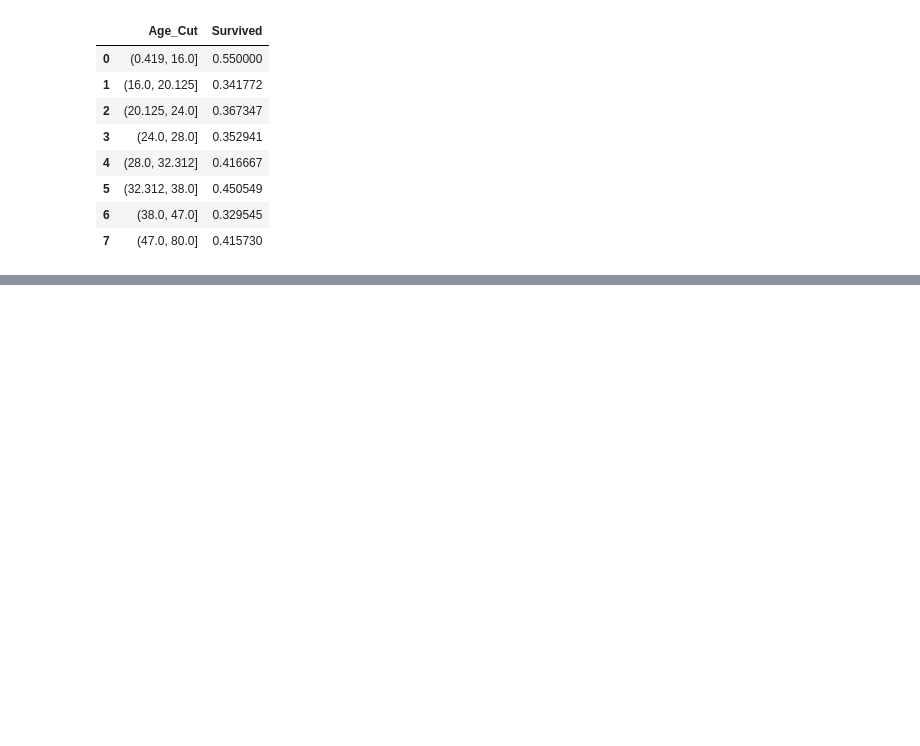
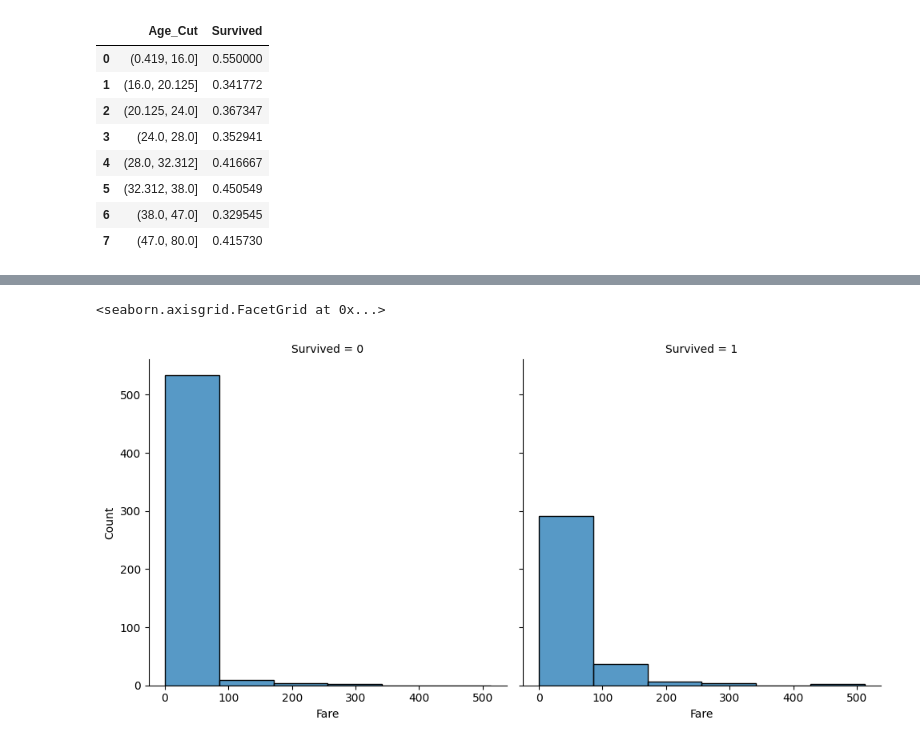
Before and after one commit to FusRaDa/titanic-ml-beginner-tutorial, a Jupyter notebook: beginner-ds-project.ipynb, the cells around one changed output, grey strips where cells are left out. Drawn from its saved outputs; the diff is of its cells as text; code cells hidden in the pictures; blank space fills up the shorter version.

```diff
--- a/beginner-ds-project.ipynb
+++ b/beginner-ds-project.ipynb
@@ -213,3 +213,13 @@ train_df.groupby(['Age_Cut'], as_index=False)['Survived'].mean()
 | 5 | (32.312, 38.0] | 0.450549 |
 | 6 | (38.0, 47.0] | 0.329545 |
 | 7 | (47.0, 80.0] | 0.415730 |
+# %%
+# change age column into categorized numbers
+train_df.loc[(train_df['Age'] <= 16), 'Age'] = 0
+train_df.loc[(train_df['Age'] > 16) & (train_df['Age'] <= 20.125 ), 'Age'] = 1
+train_df.loc[(train_df['Age'] > 20.125) & (train_df['Age'] <= 24 ), 'Age'] = 2
+train_df.loc[(train_df['Age'] > 24) & (train_df['Age'] <= 28 ), 'Age'] = 3
+train_df.loc[(train_df['Age'] > 28) & (train_df['Age'] <= 32.312 ), 'Age'] = 4
+train_df.loc[(train_df['Age'] > 32.312) & (train_df['Age'] <= 38 ), 'Age'] = 5
+train_df.loc[(train_df['Age'] > 38) & (train_df['Age'] <= 47 ), 'Age'] = 6
+train_df.loc[(train_df['Age'] > 47) & (train_df['Age'] <= 80 ), 'Age'] = 7
@@ -215,0 +267,5 @@ train_df.groupby(['Age_Cut'], as_index=False)['Survived'].mean()
+# %%
+sns.displot(train_df, x='Fare', col='Survived', binwidth=80, height=5)
+# %% [output]
+<seaborn.axisgrid.FacetGrid at 0x...>
+[figure, added]
```
Also changed, not shown: parts of 12 cells of this notebook.
